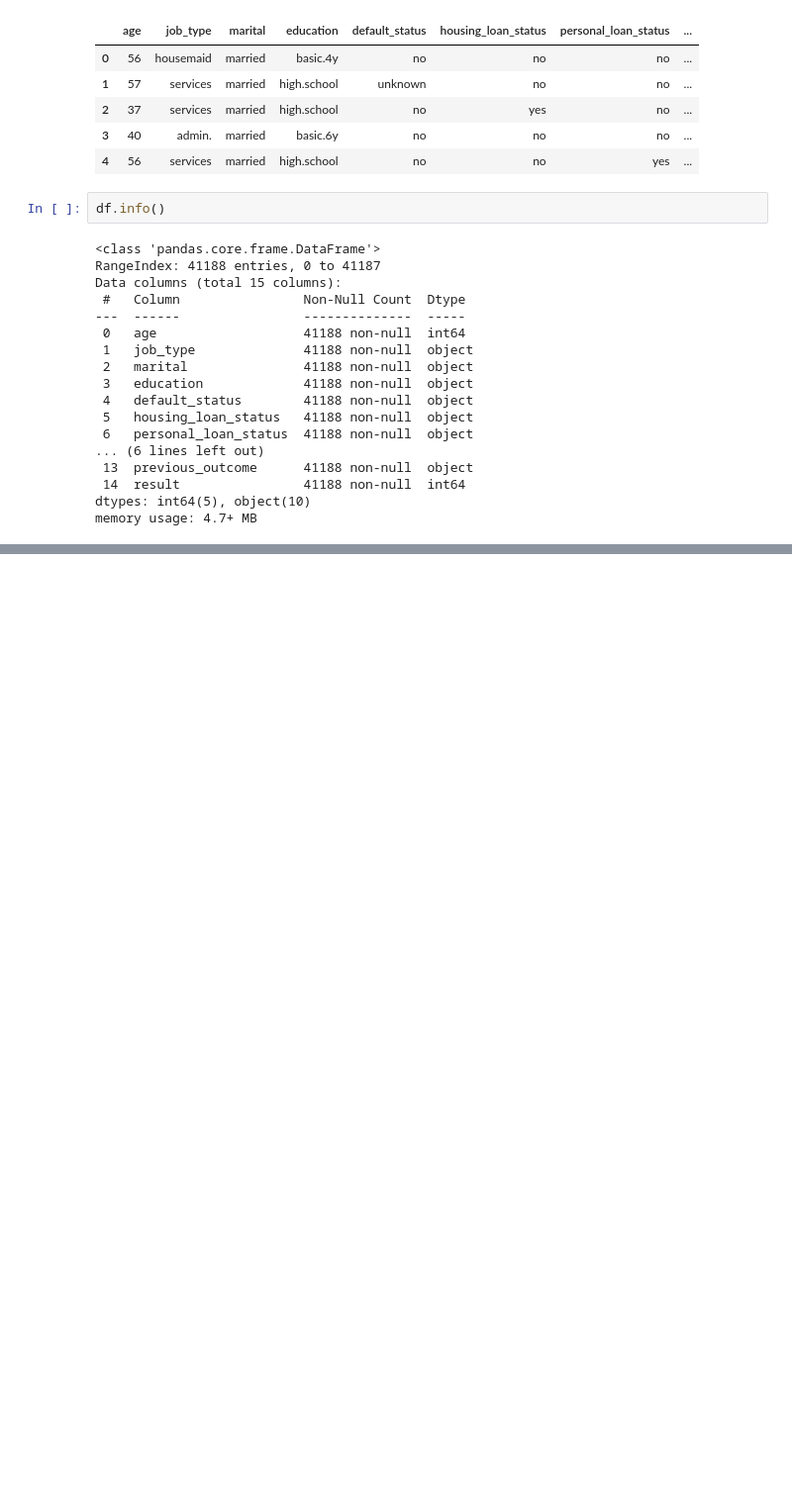
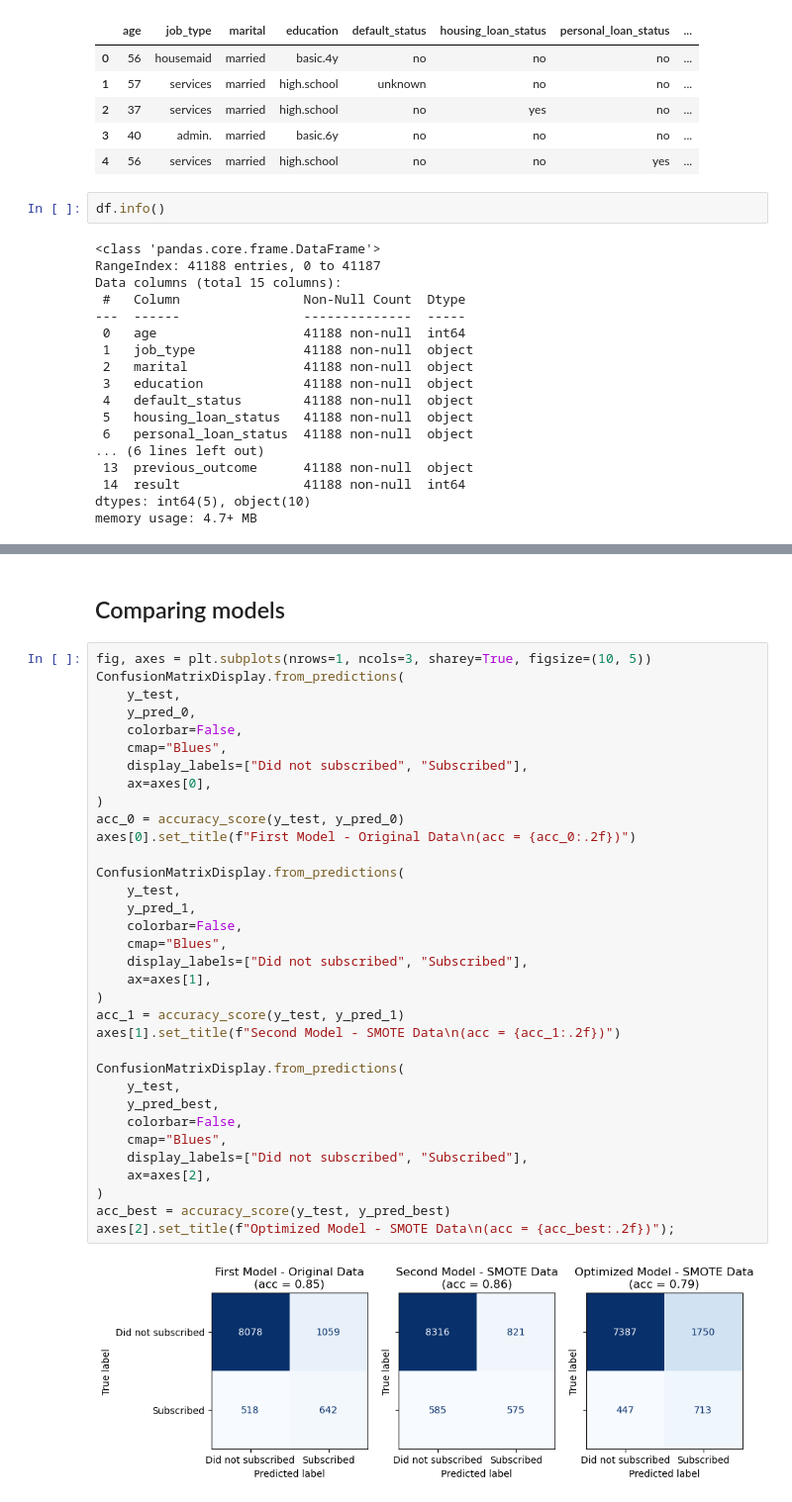
Before and after one commit to hosseinabadii/Machine-Learning-Projects, a Jupyter notebook: Projects/01 Classification/08 XGBoost Classification/02 Bank Marketing/main.ipynb, the cells around one changed output, grey strips where cells are left out. Shown at 99% size. Saved outputs shown, nothing was run; the diff lists cells and outputs as text; blank space fills up the shorter version.

```diff
--- a/Projects/01 Classification/08 XGBoost Classification/02 Bank Marketing/main.ipynb
+++ b/Projects/01 Classification/08 XGBoost Classification/02 Bank Marketing/main.ipynb
@@ -381,0 +522,38 @@ plot_importance(xgboost_model)
+# %% [markdown]
+## Comparing models
+# %%
+fig, axes = plt.subplots(nrows=1, ncols=3, sharey=True, figsize=(10, 5))
+ConfusionMatrixDisplay.from_predictions(
+    y_test,
+    y_pred_0,
+    colorbar=False,
+    cmap="Blues",
+    display_labels=["Did not subscribed", "Subscribed"],
+    ax=axes[0],
+)
+acc_0 = accuracy_score(y_test, y_pred_0)
+axes[0].set_title(f"First Model - Original Data\n(acc = {acc_0:.2f})")
+
+ConfusionMatrixDisplay.from_predictions(
+    y_test,
+    y_pred_1,
+    colorbar=False,
+    cmap="Blues",
+    display_labels=["Did not subscribed", "Subscribed"],
+    ax=axes[1],
+)
+acc_1 = accuracy_score(y_test, y_pred_1)
+axes[1].set_title(f"Second Model - SMOTE Data\n(acc = {acc_1:.2f})")
+
+ConfusionMatrixDisplay.from_predictions(
+    y_test,
+    y_pred_best,
+    colorbar=False,
+    cmap="Blues",
+    display_labels=["Did not subscribed", "Subscribed"],
+    ax=axes[2],
+)
+acc_best = accuracy_score(y_test, y_pred_best)
+axes[2].set_title(f"Optimized Model - SMOTE Data\n(acc = {acc_best:.2f})");
+# %% [output]
+[figure, added]
```
Also changed, not shown: parts of 66 cells of this notebook, 1 other file.
